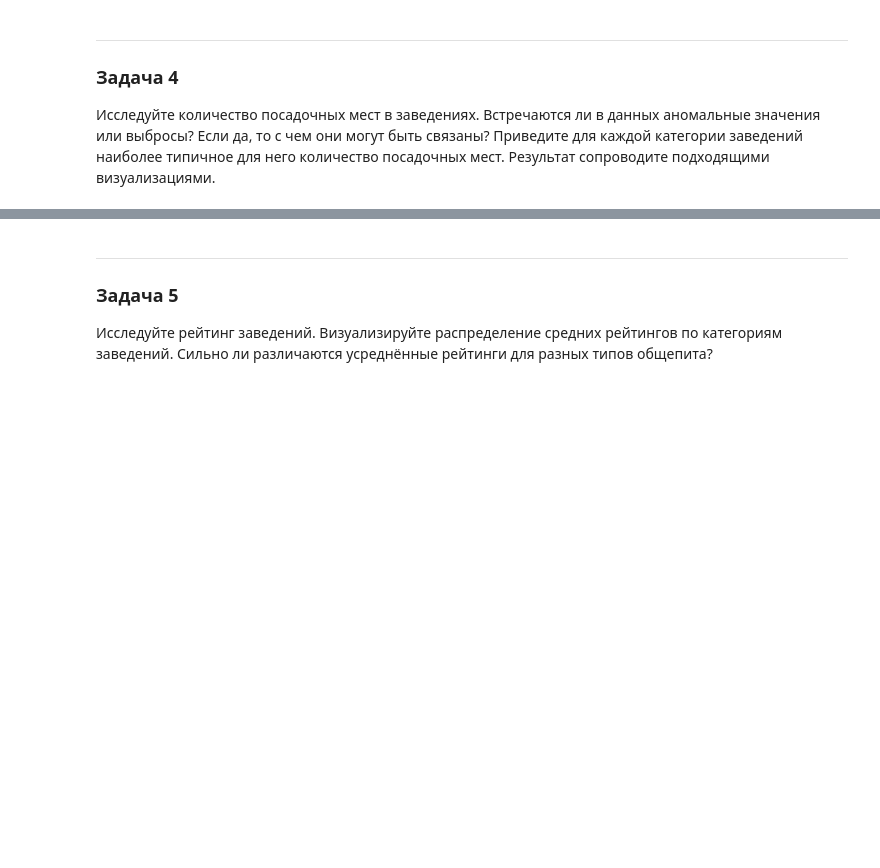
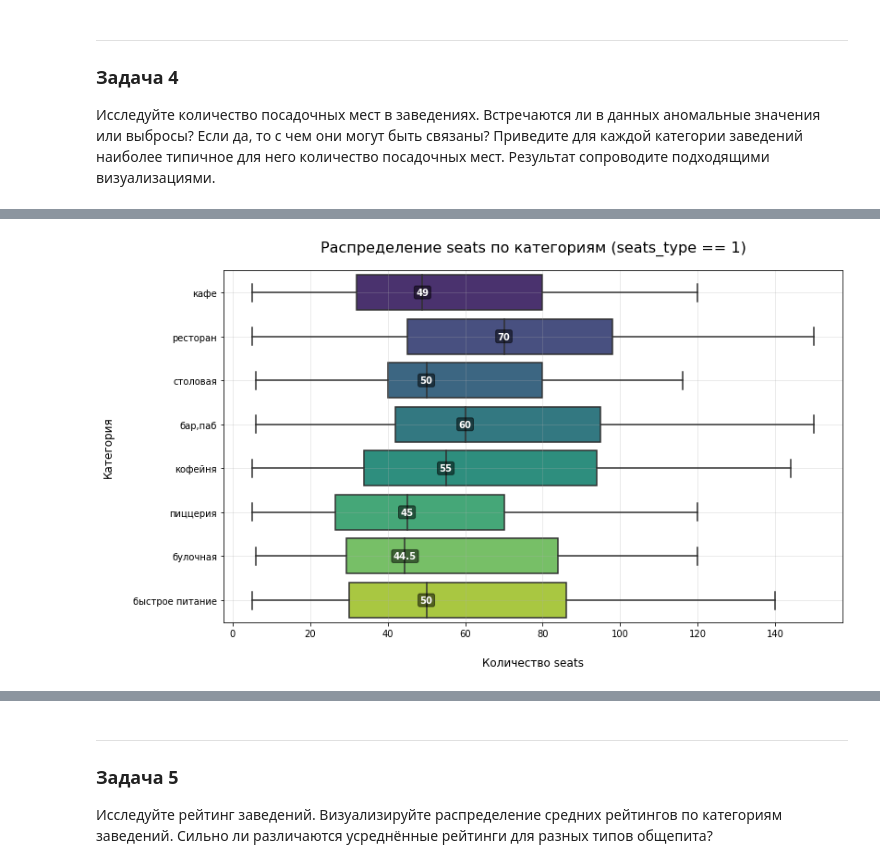
Before and after one commit to alexf2/yp_data_science_tasks, a Jupyter notebook: sprint7_pandas/sprint7_project_new.ipynb, the cells around one changed output, grey strips where cells are left out. Drawn from its saved outputs; the diff is of its cells as text; code cells hidden in the pictures; blank space fills up the shorter version.

```diff
--- a/sprint7_pandas/sprint7_project_new.ipynb
+++ b/sprint7_pandas/sprint7_project_new.ipynb
@@ -965,0 +1092,42 @@ display(counts)
+# %%
+filtered = rest_df[rest_df['seats_type'] == 1].dropna(subset=['seats', 'category'])
+
+plt.figure(figsize=(12, 7))
+
+# Сохраняем объект Axes в переменную ax
+ax = sns.boxplot(
+    data=filtered,
+    x='seats',
+    y='category',
+    orient='h',
+    palette='viridis'
+)
+
+# 1. Вычисляем медианы
+medians = filtered.groupby('category')['seats'].median()
+
+# 2. Наносим текст на график
+# Инструмент ax.get_yticklabels() гарантирует, что мы идем по категориям в том же порядке,
+# в котором их отрисовал seaborn
+for i, label in enumerate(ax.get_yticklabels()):
+    cat_name = label.get_text()
+    median_val = medians[cat_name]
+
+    ax.text(
+        median_val,           # Позиция по X (само значение)
+        i,                    # Позиция по Y (порядковый номер категории)
+        f'{median_val:g}',    # Форматирование числа
+        va='center',
+        ha='center',
+        color='white',
+        fontweight='bold',
+        bbox=dict(facecolor='black', alpha=0.5, boxstyle='round,pad=0.2') # Фон для читаемости
+    )
+
+plt.title('Распределение seats по категориям (seats_type == 1)', fontsize=16)
+plt.xlabel('Количество seats', fontsize=12, labelpad=20)
+plt.ylabel('Категория', fontsize=12, labelpad=20)
+plt.grid(True, alpha=0.3)
+plt.show()
+# %% [output]
+[figure, added]
```
Also changed, not shown: parts of 22 cells of this notebook.
